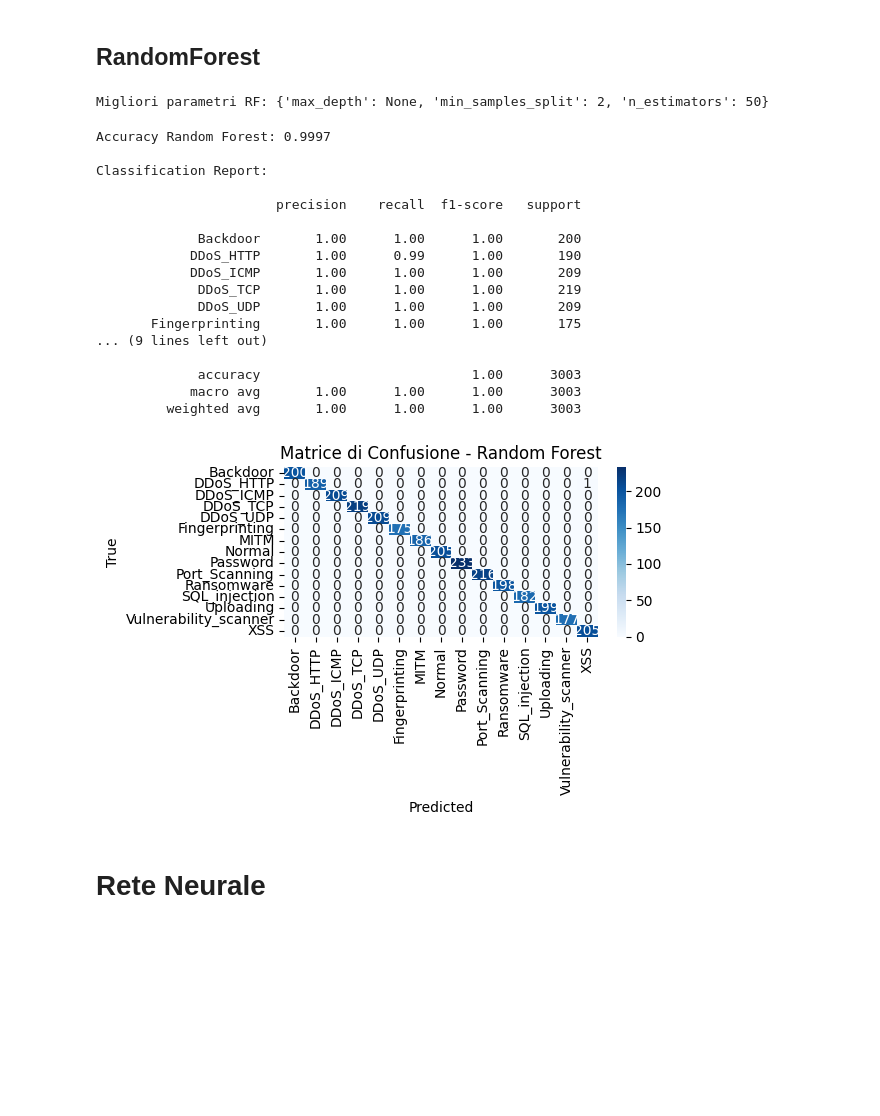
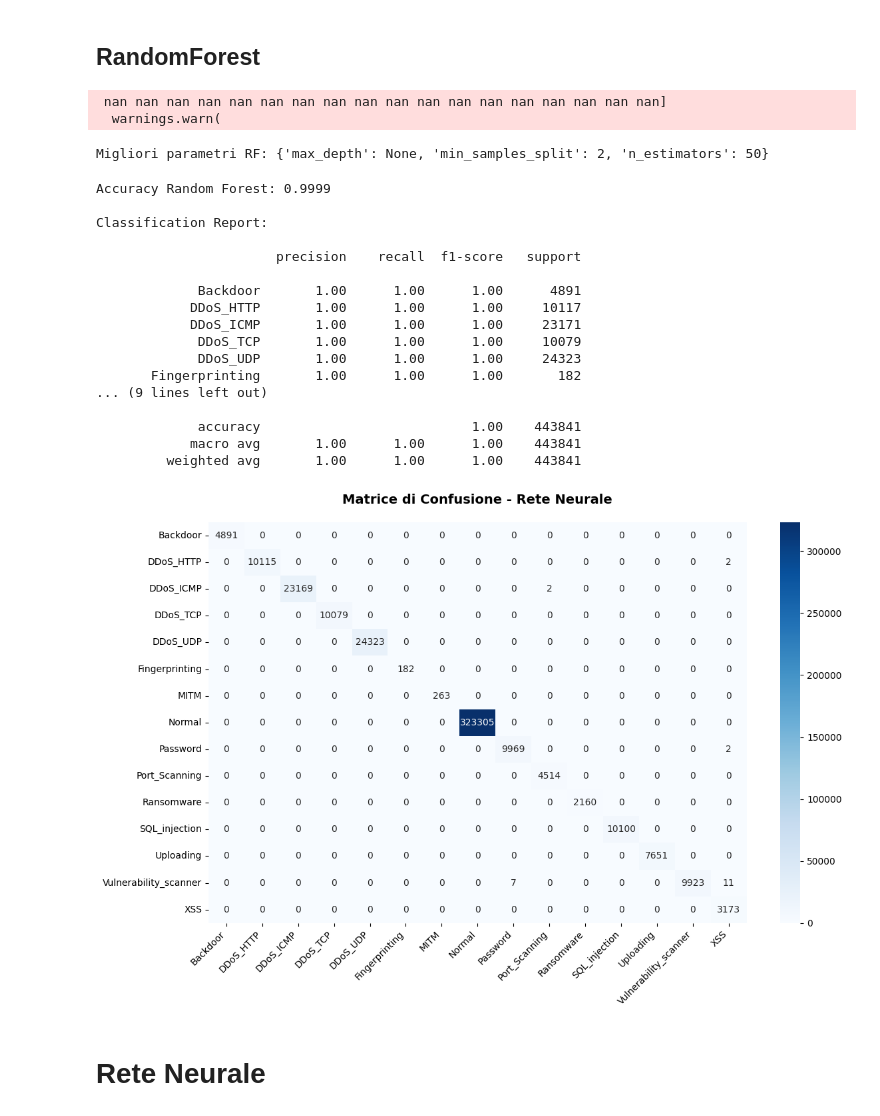
Before and after one commit to andreaire/EsameML, a Jupyter notebook: test.ipynb, the cells around one changed output. Saved outputs shown, nothing was run; the diff lists cells and outputs as text; code cells hidden in the pictures; blank space fills up the shorter version.

```diff
--- a/test.ipynb
+++ b/test.ipynb
@@ -241,7 +247,7 @@ Classification Report:
 
 
 # Definizione del modello e dei parametri da testare
-rf = RandomForestClassifier(class_weight='balanced',random_state=42)
+rf = RandomForestClassifier(random_state=42)
 param_grid_rf = {
     'n_estimators': [50, 100, 200],
     'max_depth': [None, 5, 10, 20],
@@ -249,59 +255,61 @@ param_grid_rf = {
 }
 
 # Ricerca della migliore combinazione
-grid_rf = GridSearchCV(rf, param_grid_rf, cv=5, scoring='accuracy')
+grid_rf = GridSearchCV(rf, param_grid_rf, cv=5, scoring='f1',n_jobs=-1)
 grid_rf.fit(X_train, y_train)
 
 best_rf = grid_rf.best_estimator_
 print(f"Migliori parametri RF: {grid_rf.best_params_}")
 # %% [output]
-Migliori parametri RF: {'max_depth': None, 'min_samples_split': 2, 'n_estimators': 50}
+ nan nan nan nan nan nan nan nan nan nan nan nan nan nan nan nan nan nan]
+  warnings.warn(
+Migliori parametri RF: {'max_depth': None, 'min_samples_split': 2, 'n_estimators': 50}
 # %%
 
 # Predizione e valutazione Random Forest
 y_pred_rf = best_rf.predict(X_test)
 
 # Accuracy
 acc_rf = accuracy_score(y_test, y_pred_rf)
 print(f"Accuracy Random Forest: {acc_rf:.4f}")
 
 # Classification report
 print("\nClassification Report:\n")
 print(classification_report(y_test, y_pred_rf, target_names=le_target.classes_))
 
 # Matrice di confusione
 cm_rf = confusion_matrix(y_test, y_pred_rf)
 labels = le_target.classes_
 
-plt.figure(figsize=(6, 4))
+plt.figure(figsize=(12, 8))
 sns.heatmap(cm_rf, annot=True, fmt='d', cmap='Blues',
             xticklabels=labels,
             yticklabels=labels)
-
-plt.xlabel('Predicted')
-plt.ylabel('True')
-plt.title('Matrice di Confusione - Random Forest')
+plt.title('Matrice di Confusione - Rete Neurale',
+          fontsize=14, fontweight='bold', pad=20)
+plt.xticks(rotation=45, ha='right')
+plt.yticks(rotation=0)
 plt.tight_layout()
 plt.show()
 # %% [output]
-Accuracy Random Forest: 0.9997
+Accuracy Random Forest: 0.9999
 
 Classification Report:
 
                        precision    recall  f1-score   support
 
-             Backdoor       1.00      1.00      1.00       200
-            DDoS_HTTP       1.00      0.99      1.00       190
-            DDoS_ICMP       1.00      1.00      1.00       209
-             DDoS_TCP       1.00      1.00      1.00       219
-             DDoS_UDP       1.00      1.00      1.00       209
-       Fingerprinting       1.00      1.00      1.00       175
+             Backdoor       1.00      1.00      1.00      4891
+            DDoS_HTTP       1.00      1.00      1.00     10117
+            DDoS_ICMP       1.00      1.00      1.00     23171
+             DDoS_TCP       1.00      1.00      1.00     10079
+             DDoS_UDP       1.00      1.00      1.00     24323
+       Fingerprinting       1.00      1.00      1.00       182
 ... (9 lines left out)
 
-             accuracy                           1.00      3003
-            macro avg       1.00      1.00      1.00      3003
-         weighted avg       1.00      1.00      1.00      3003
+             accuracy                           1.00    443841
+            macro avg       1.00      1.00      1.00    443841
+         weighted avg       1.00      1.00      1.00    443841
-[figure, old version]
+[figure, new version]
 # %% [markdown]
 # Rete Neurale
 # %%
```
Also changed, not shown: parts of 5 cells of this notebook, 2 other files.
